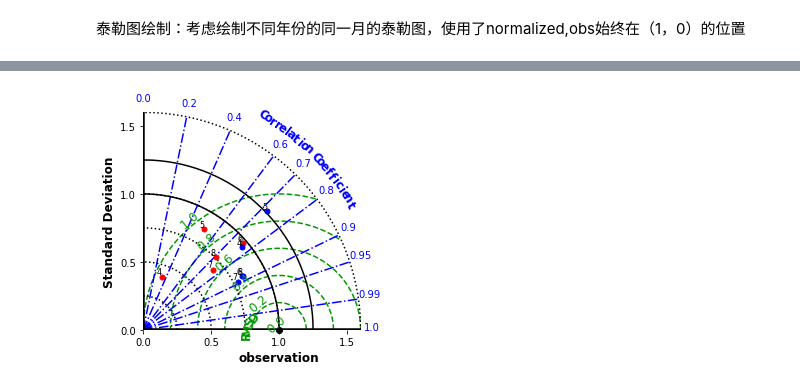
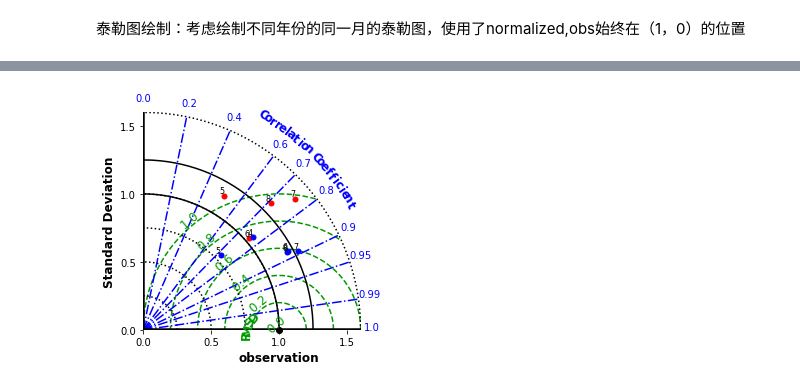
Before and after one commit to dozerlcl/MPAS_case_study, a Jupyter notebook: case_template/92-25km_vr_case_postprocess/visualization/check_cmorph_rcm/time_error/precip_time_taylor_combine.ipynb, the cells around one changed output, grey strips where cells are left out. Saved outputs shown, nothing was run; the diff lists cells and outputs as text; code cells hidden in the pictures.

```diff
--- a/case_template/92-25km_vr_case_postprocess/visualization/check_cmorph_rcm/time_error/precip_time_taylor_combine.ipynb
+++ b/case_template/92-25km_vr_case_postprocess/visualization/check_cmorph_rcm/time_error/precip_time_taylor_combine.ipynb
@@ -32,7 +32,7 @@ for year_ind in year:
         #  taylor_stats1.append( sm.taylor_statistics(np.array(obs_mean),np.array(mod_mean)) )
         months_obs_mean = year_obs_mean.sel(time = slice(year_ind+"-"+month_ind))
         months_mod_mean = year_mod_mean.sel(Time = slice(year_ind+"-"+month_ind)) # MPAS中奇怪的时间坐标名称Time
-        month_stats[month_ind] = sm.taylor_statistics(np.array(months_obs_mean),np.array(months_mod_mean))
+        month_stats[month_ind] = sm.taylor_statistics(np.array(months_mod_mean),np.array(months_obs_mean))
     # 逐月合并进逐年
     year_stats_rcm[year_ind] = month_stats
 # %% [markdown]
@@ -59,7 +59,7 @@ for year_ind in year:
         #  taylor_stats1.append( sm.taylor_statistics(np.array(obs_mean),np.array(mod_mean)) )
         months_obs_mean = year_obs_mean.sel(time = slice(year_ind+"-"+month_ind))
         months_mod_mean = year_mod_mean.sel(Time = slice(year_ind+"-"+month_ind)) # MPAS中奇怪的时间坐标名称Time
-        month_stats[month_ind] = sm.taylor_statistics(np.array(months_obs_mean),np.array(months_mod_mean))
+        month_stats[month_ind] = sm.taylor_statistics(np.array(months_mod_mean),np.array(months_obs_mean))
     # 逐月合并进逐年
     year_stats_vr[year_ind] = month_stats
 # %%
@@ -142,32 +134,33 @@ for year_ind in year_select:
 intervalsCOR = np.concatenate((np.arange(0,1.0,0.2), [0.7,0.9, 0.95, 0.99, 1]))
 label = ["obs","4","5","6","7","8"]
 # label = {'ERA-5': 'r', 'TRMM': 'b'}
 sm.taylor_diagram(np.array(sdev['VR']),np.array(crmsd['VR']),np.array(ccoef['VR']), markerLabel = label,
                     tickRMS = np.arange(0,1.2,0.2), tickRMSangle = 130,
                     # colRMS = 'm', styleRMS = ':', widthRMS = 2.0,
                     tickCOR = intervalsCOR,
                     tickSTD = np.arange(0,1.5,0.25), axismax = 1.6,
                     showlabelsSTD = 'on',
                     rmslabelformat = ':.1f',
                     styleOBS = '-',
                     colOBS = 'k',
                     markerobs = 'o',
                     titleOBS = 'observation')
 
 sm.taylor_diagram(np.array(sdev['RCM']),np.array(crmsd['RCM']),np.array(ccoef['RCM']), markerLabel = label,
                     tickRMS = np.arange(0,1.2,0.2), tickRMSangle = 130, markerColor = 'b',
                     # colRMS = 'm', styleRMS = ':', widthRMS = 2.0,
                     tickCOR = intervalsCOR,
                     tickSTD = np.arange(0,1.5,0.25), axismax = 1.6,
                     showlabelsSTD = 'on',
                     rmslabelformat = ':.1f',
                     styleOBS = '-',
                     colOBS = 'k',
                     markerobs = 'o',
                     titleOBS = 'observation',
                     overlay = 'on')
 # plt.title("month "+month_ind)
-# plt.savefig("./output_pic/precip_check_timeseries/taylor/taylor_normalized_2003-2009_"+month_ind,dpi=300)
+output_pic_path = "/m2data2/yycheng/playground/MPAS_case_study/case_template/92-25km_vr_case_postprocess/visualization/check_cmorph_rcm/output_pic/"
+plt.savefig(output_pic_path + "taylor_RCM&VR_normalized_2003",dpi=300)
 # del(ax)
 # %% [output]
-[figure, old version]
+[figure, new version]
```
Also changed, not shown: parts of 4 cells of this notebook, 1 other file.
